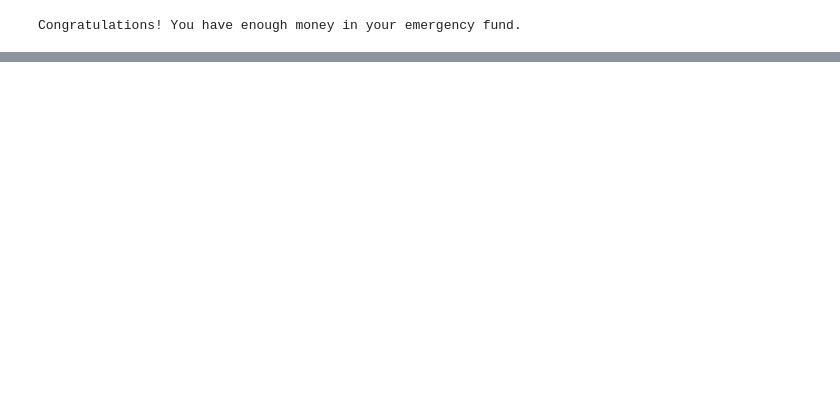
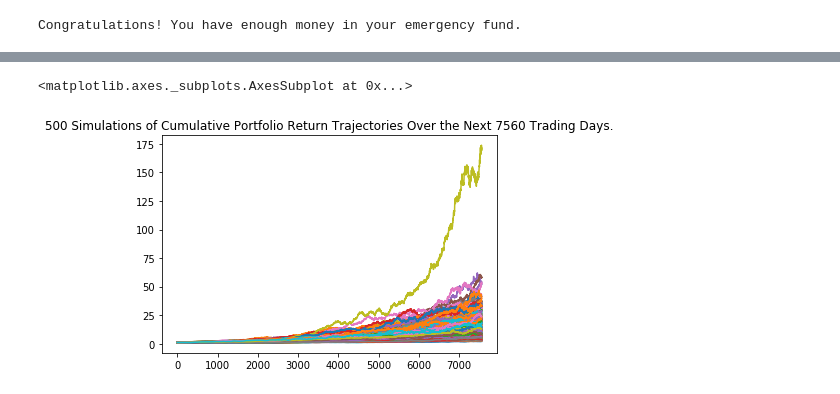
Before and after one commit to gerdonr/API-Homework, a Jupyter notebook: Personal_Finance_Planner.ipynb, the cells around one changed output, grey strips where cells are left out. Cells and saved outputs as stored; diff of their text form; code cells hidden in the pictures; blank space fills up the shorter version.

```diff
--- a/Personal_Finance_Planner.ipynb
+++ b/Personal_Finance_Planner.ipynb
@@ -148,0 +151,19 @@ Part 2 - Retirement Planning
+# %%
+# Set start and end dates of five years back from today.
+# Sample results may vary from the solution based on the time frame chosen
+start_date = pd.Timestamp('2015-10-12', tz='America/New_York').isoformat()
+end_date = pd.Timestamp('2020-10-12', tz='America/New_York').isoformat()
+# %%
+# Get 5 years' worth of historical data for SPY and AGG
+tickers = ['SPY','AGG']
+
+timeframe = '1D'
+
+df_stock_data = api.get_barset(
+    tickers,
+    timeframe,
+    start = start_date,
+    end = end_date
+).df
+# Display sample data
+df_stock_data.head()
@@ -148,0 +178,13 @@ Part 2 - Retirement Planning
+# %%
+# Configuring a Monte Carlo simulation to forecast 30 years cumulative returns
+MC_stock_data = MCSimulation(
+    portfolio_data = df_stock_data,
+    weights = [0.4,0.6],
+    num_simulation = 500,
+    num_trading_days = 252*30)
+
+# Printing the simulation input data
+MC_stock_data.portfolio_data.head()
+
+# Running a Monte Carlo simulation to forecast 30 years cumulative returns
+MC_stock_data.calc_cumulative_return()
@@ -148,0 +222,6 @@ Part 2 - Retirement Planning
+# %%
+# Plot simulation outcomes
+MC_stock_data.plot_simulation()
+# %% [output]
+<matplotlib.axes._subplots.AxesSubplot at 0x...>
+[figure, added]
```
Also changed, not shown: parts of 11 cells of this notebook.
